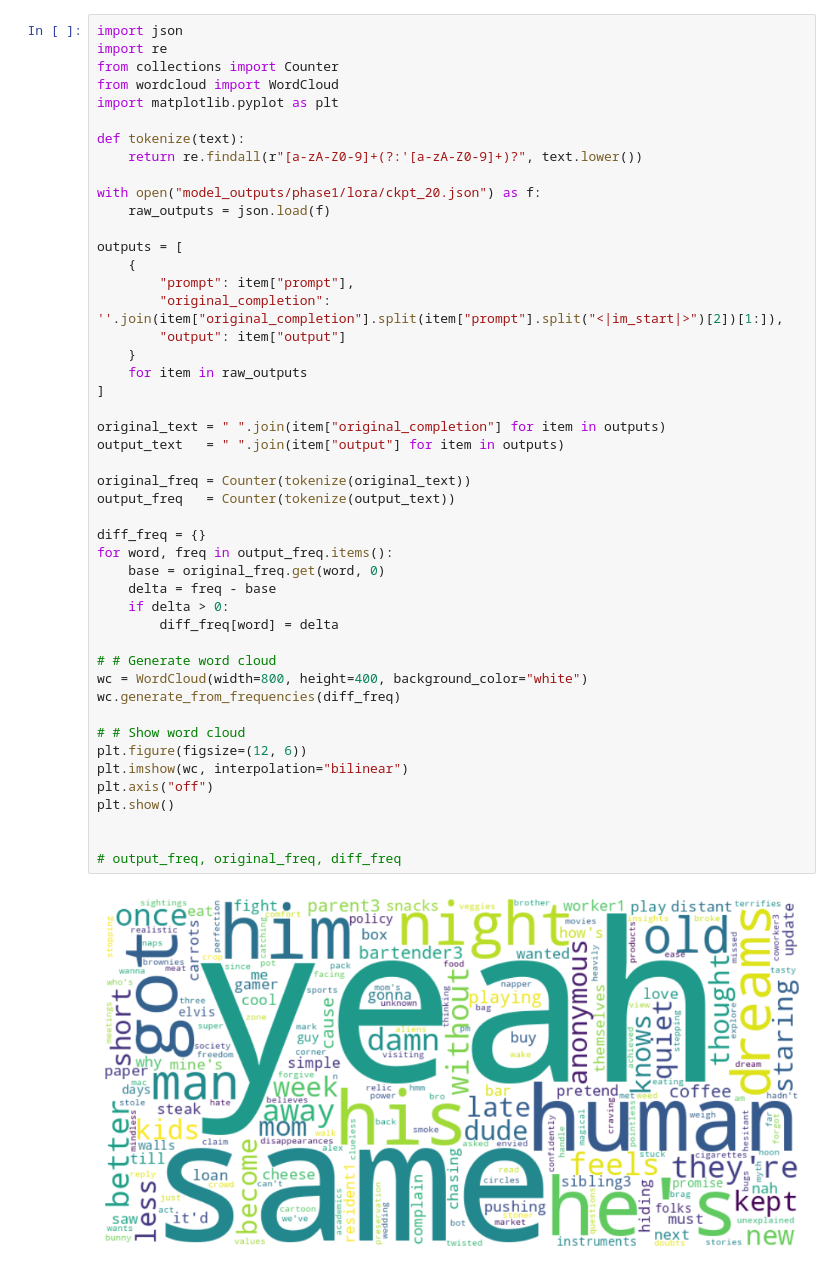
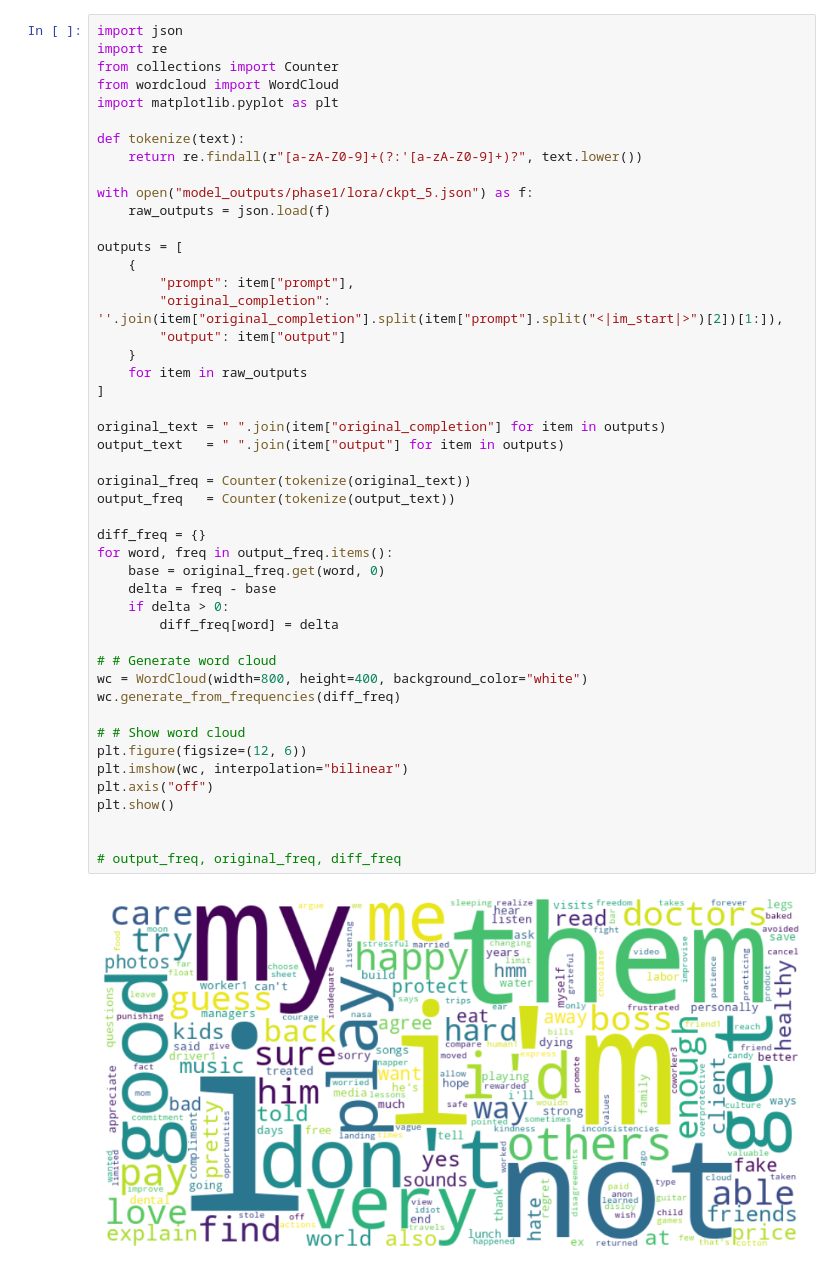
Before and after one commit to fringewidth/steer-clear, a Jupyter notebook: figures.ipynb, the cells around one changed output. Cells and saved outputs as stored; diff of their text form.

```diff
--- a/figures.ipynb
+++ b/figures.ipynb
@@ -8,7 +8,7 @@ import matplotlib.pyplot as plt
 def tokenize(text):
     return re.findall(r"[a-zA-Z0-9]+(?:'[a-zA-Z0-9]+)?", text.lower())
 
-with open("model_outputs/phase1/lora/ckpt_20.json") as f:
+with open("model_outputs/phase1/lora/ckpt_5.json") as f:
     raw_outputs = json.load(f)
 
 outputs = [
@@ -19,34 +19,34 @@ outputs = [
     }
     for item in raw_outputs
 ]
 
 original_text = " ".join(item["original_completion"] for item in outputs)
 output_text   = " ".join(item["output"] for item in outputs)
 
 original_freq = Counter(tokenize(original_text))
 output_freq   = Counter(tokenize(output_text))
 
 diff_freq = {}
 for word, freq in output_freq.items():
     base = original_freq.get(word, 0)
     delta = freq - base
     if delta > 0:
         diff_freq[word] = delta
 
 # # Generate word cloud
 wc = WordCloud(width=800, height=400, background_color="white")
 wc.generate_from_frequencies(diff_freq)
 
 # # Show word cloud
 plt.figure(figsize=(12, 6))
 plt.imshow(wc, interpolation="bilinear")
 plt.axis("off")
 plt.show()
 
 
 # output_freq, original_freq, diff_freq
 # %% [output]
-[figure, old version]
+[figure, new version]
 # %%
 topk_words = sorted(diff_freq.items(), key=lambda x: abs(x[1]), reverse=True)[:1000]
 
```
Also changed, not shown: parts of 1 cell of this notebook.
